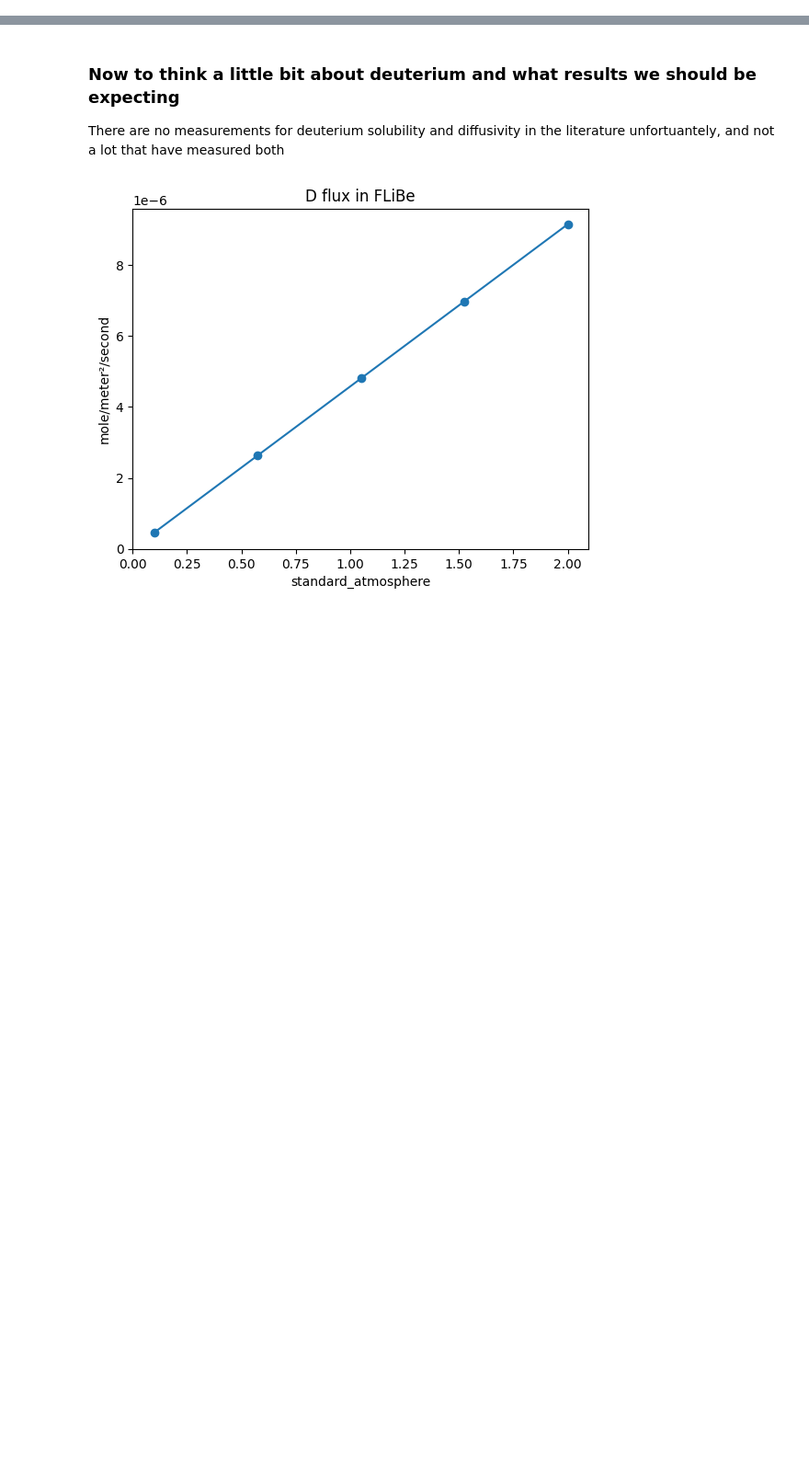
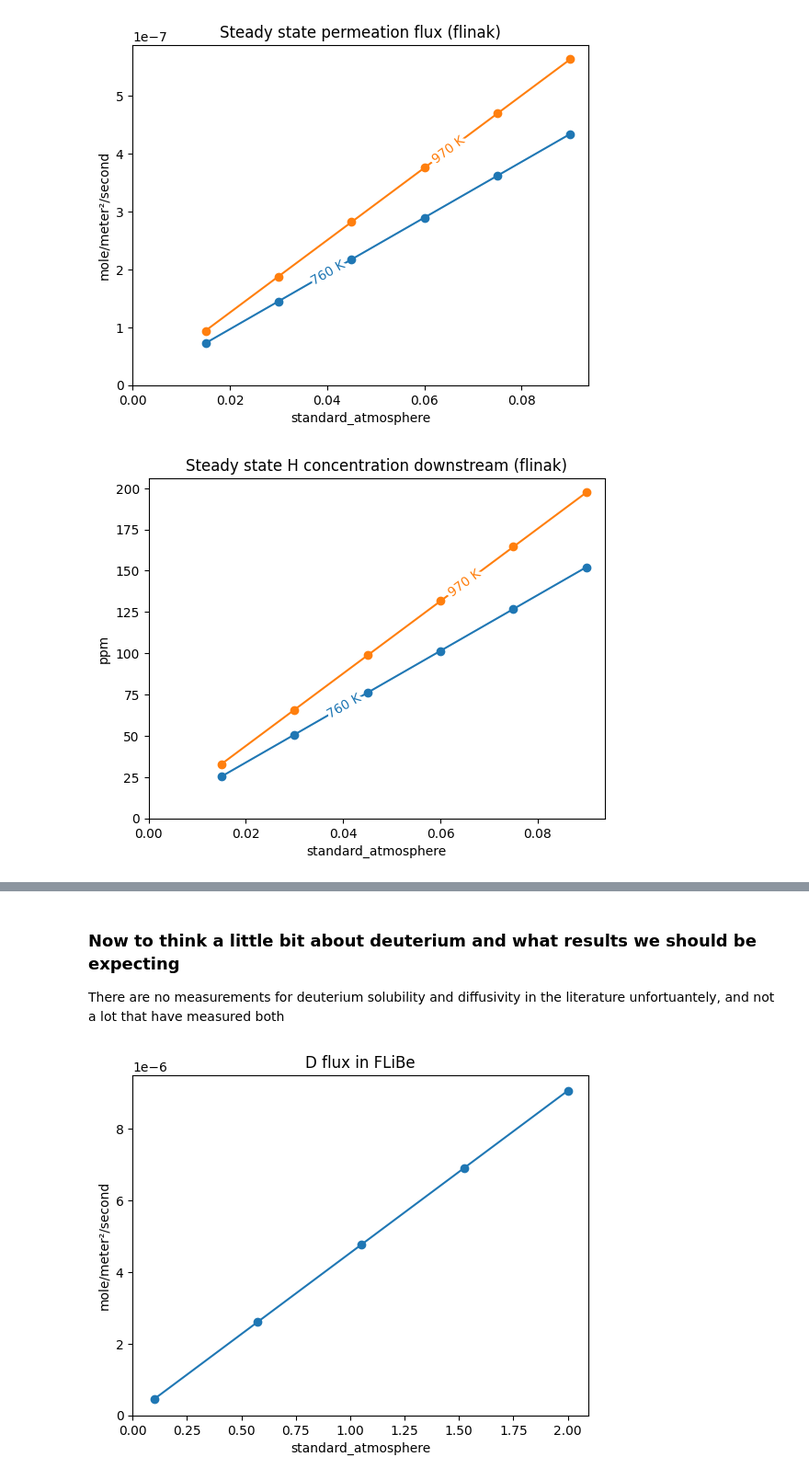
Before and after one commit to RemDelaporteMathurin/hyperion, a Jupyter notebook: estimations.ipynb, the cells around one changed output, grey strips where cells are left out. Shown at 92% size. Cells and saved outputs as stored; diff of their text form; code cells hidden in the pictures; blank space fills up the shorter version.

```diff
--- a/estimations.ipynb
+++ b/estimations.ipynb
@@ -127,0 +55,54 @@ plt.show()
+# %%
+t_array = np.linspace(0, 6, num=500) * htm.ureg.h
+
+total_cylinder_pressure = np.linspace(0.5, 3, num=6) * htm.ureg.atm # Represents pure hydrogen gas
+pressures = total_cylinder_pressure * 0.03 # Represents the 3% hydrogen mixture
+
+def steady_state_permeation_flux(pressures, permeability, diffusivity, thickness):
+    fluxes=[]
+
+    for P_up in pressures:
+        flux = downstream_flux(t_array, P_up, permeability, thickness, diffusivity)[-1]
+        fluxes.append(flux)
+    fluxes = htm.ureg.Quantity.from_list(fluxes)
+    return fluxes
+
+def plot_steady_state_permeation_flux(pressures, permeability, diffusivity, thickness, **kwargs):
+    fluxes = steady_state_permeation_flux(pressures, permeability, diffusivity, thickness)
+    return plt.plot(pressures, fluxes, **kwargs)
+
+def plot_steady_state_gas_concentration(pressures, permeability, diffusivity, thickness, **kwargs):
+    fluxes = steady_state_permeation_flux(pressures, permeability, diffusivity, thickness)
+    concentrations = []
+    for flux in fluxes:
+        concentration = sweep_gas_concentration(flux, area, sweep_rate)
+        concentration = concentration_to_ppm(concentration, MOLAR_MASS_H2, MOLAR_VOL_RT).to(htm.ureg.ppm)
+        concentrations.append(concentration)
+
+    concentrations = htm.ureg.Quantity.from_list(concentrations)
+
+    return plt.plot(pressures, concentrations, **kwargs)
+
+for mat, props in properties.items():
+    permeability = props["permeability"]
+    diffusivity = props["diffusivity"]
+    plt.figure()
+    plt.title(f'Steady state permeation flux ({mat})')
+    plt.gca().yaxis.set_units(htm.ureg.mol * htm.ureg.m**-2 * htm.ureg.s**-1)
+    for T in temperature_range:
+        plot_steady_state_permeation_flux(pressures, permeability.value(T), diffusivity.value(T), L, marker="o", label=f"{T: ~P}")
+    labelLines(plt.gca().get_lines())
+    plt.ylim(bottom=0)
+    plt.xlim(left=0)
+
+    plt.figure()
+    for T in temperature_range:
+        plot_steady_state_gas_concentration(pressures, permeability.value(T), diffusivity.value(T), L, marker="o", label=f"{T: ~P}")
+    plt.title(f'Steady state H concentration downstream ({mat})')
+    labelLines(plt.gca().get_lines())
+    plt.ylim(bottom=0)
+    plt.xlim(left=0)
+    plt.show()
+# %% [output]
+[figure, added]
+[figure, added]
```
Also changed, not shown: parts of 11 cells of this notebook.
